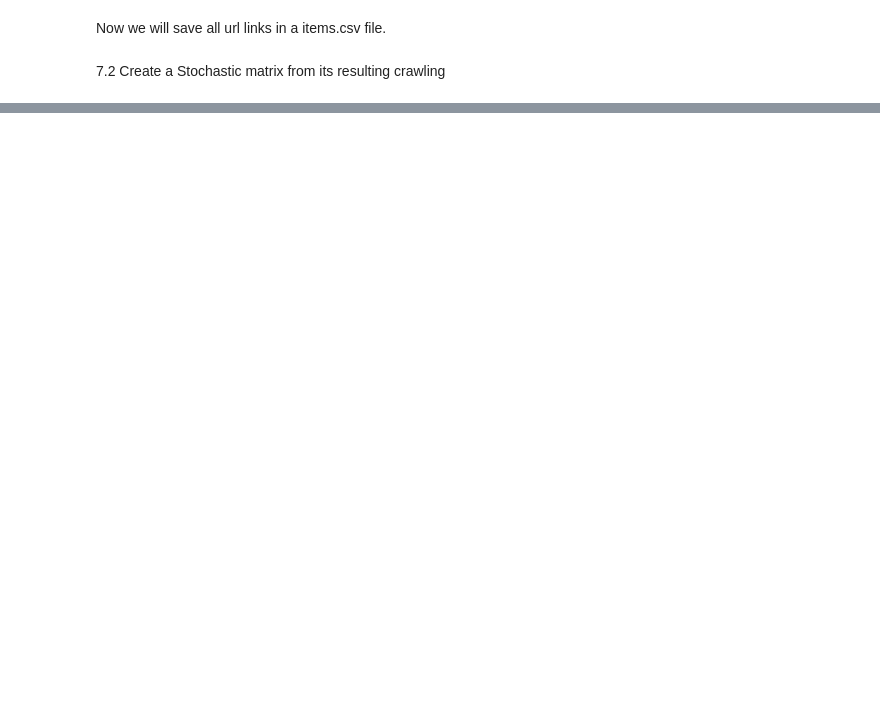
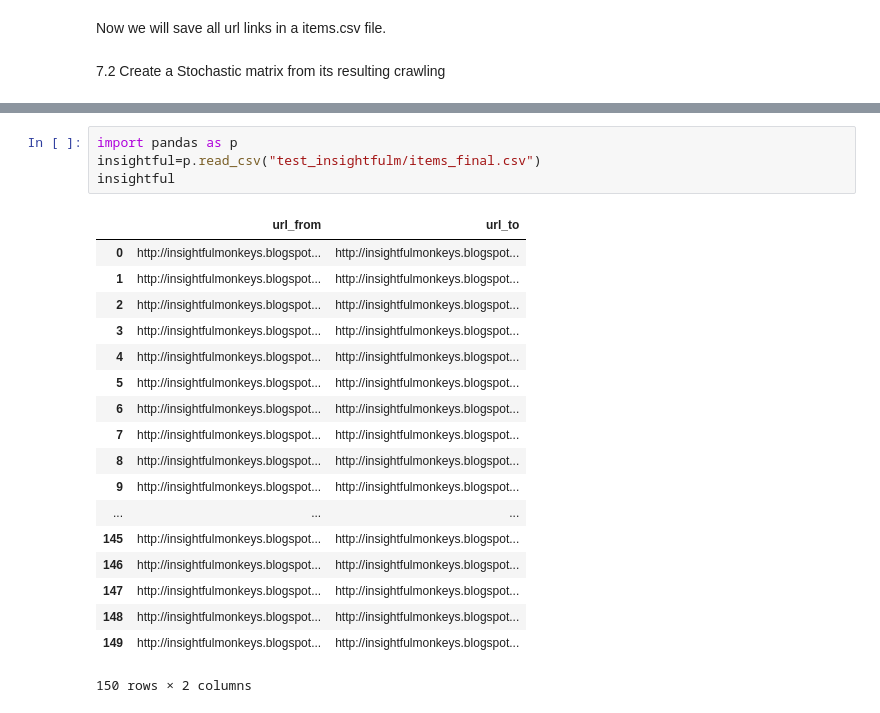
Before and after one commit to shusrushabezugam/big-data-python-class, a Jupyter notebook: SHUSRUSHABEZUGAM-HW7-linkanalysis.ipynb, the cells around one changed output, grey strips where cells are left out. Saved outputs shown, nothing was run; the diff lists cells and outputs as text; blank space fills up the shorter version.

```diff
--- a/SHUSRUSHABEZUGAM-HW7-linkanalysis.ipynb
+++ b/SHUSRUSHABEZUGAM-HW7-linkanalysis.ipynb
@@ -178,0 +241,23 @@ df1
+# %%
+import pandas as p
+insightful=p.read_csv("test_insightfulm/items_final.csv")
+insightful
+# %% [output]
+|  | url_from | url_to |
+| 0 | http://insightfulmonkeys.blogspot... | http://insightfulmonkeys.blogspot... |
+| 1 | http://insightfulmonkeys.blogspot... | http://insightfulmonkeys.blogspot... |
+| 2 | http://insightfulmonkeys.blogspot... | http://insightfulmonkeys.blogspot... |
+| 3 | http://insightfulmonkeys.blogspot... | http://insightfulmonkeys.blogspot... |
+| 4 | http://insightfulmonkeys.blogspot... | http://insightfulmonkeys.blogspot... |
+| 5 | http://insightfulmonkeys.blogspot... | http://insightfulmonkeys.blogspot... |
+| 6 | http://insightfulmonkeys.blogspot... | http://insightfulmonkeys.blogspot... |
+| 7 | http://insightfulmonkeys.blogspot... | http://insightfulmonkeys.blogspot... |
+| 8 | http://insightfulmonkeys.blogspot... | http://insightfulmonkeys.blogspot... |
+| 9 | http://insightfulmonkeys.blogspot... | http://insightfulmonkeys.blogspot... |
+| ... | ... | ... |
+| 145 | http://insightfulmonkeys.blogspot... | http://insightfulmonkeys.blogspot... |
+| 146 | http://insightfulmonkeys.blogspot... | http://insightfulmonkeys.blogspot... |
+| 147 | http://insightfulmonkeys.blogspot... | http://insightfulmonkeys.blogspot... |
+| 148 | http://insightfulmonkeys.blogspot... | http://insightfulmonkeys.blogspot... |
+| 149 | http://insightfulmonkeys.blogspot... | http://insightfulmonkeys.blogspot... |
+150 rows × 2 columns
```
Also changed, not shown: parts of 21 cells of this notebook.
